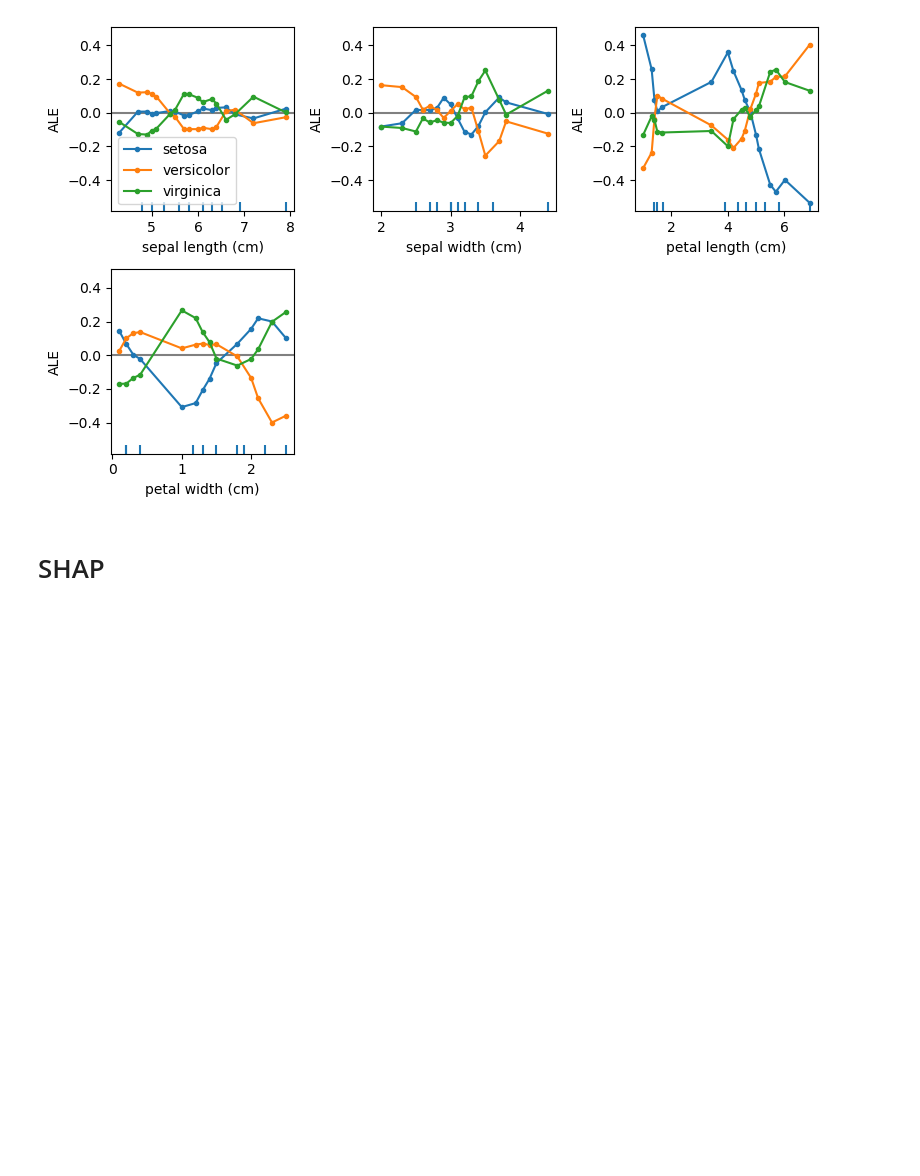
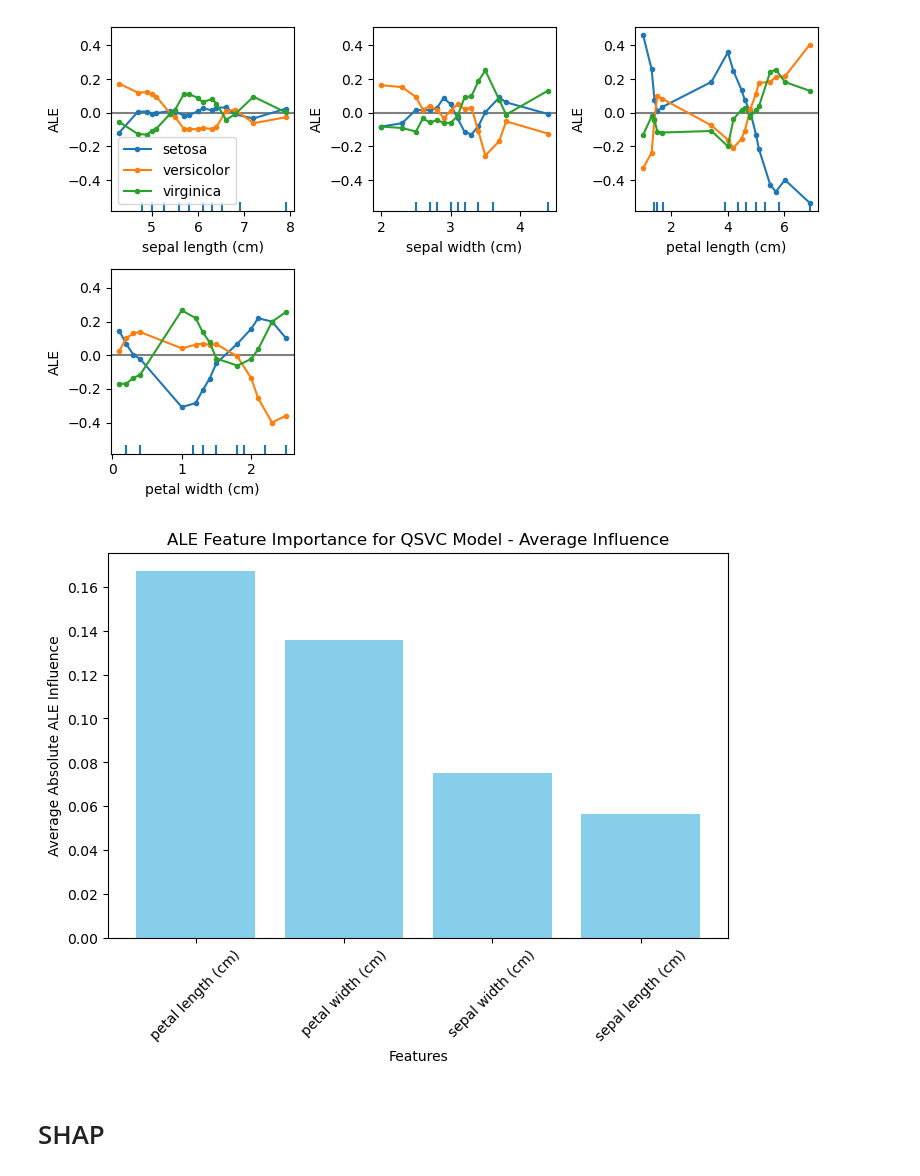
Before and after one commit to LukePower01/ml-to-qml, a Jupyter notebook: iris_quantum_feature_importance.ipynb, the cells around one changed output. Saved outputs shown, nothing was run; the diff lists cells and outputs as text; code cells hidden in the pictures; blank space fills up the shorter version.

```diff
--- a/iris_quantum_feature_importance.ipynb
+++ b/iris_quantum_feature_importance.ipynb
@@ -331,24 +326,26 @@ array([[<Axes: xlabel='sepal length (cm)', ylabel='ALE'>,
 # %%
 def ale_feature_importance(ale_exp, feature_names):
     ale_importance = {feature: np.mean(np.abs(ale_values)) for feature, ale_values in zip(feature_names, ale_exp.ale_values)}
     return ale_importance
 
-ale_importance_qsvc = ale_feature_importance(exp_svc, feature_names)
+ale_importance_qsvc = ale_feature_importance(exp_qsvc, feature_names)
 
 def plot_ale_importance(ale_importance, title):
     features_sorted = sorted(ale_importance, key=ale_importance.get, reverse=True)
     importance_sorted = [ale_importance[feature] for feature in features_sorted]
 
     # Create bar chart
     plt.figure(figsize=(8, 5))
     plt.bar(features_sorted, importance_sorted, color='skyblue')
     plt.xlabel('Features')
     plt.ylabel('Average Absolute ALE Influence')
     plt.title(title)
     plt.xticks(rotation=45)
     plt.show()
 
-plot_ale_importance(ale_importance_svc, 'ALE Feature Importance for SVC Model - Average Influence')
+plot_ale_importance(ale_importance_qsvc, 'ALE Feature Importance for QSVC Model - Average Influence')
+# %% [output]
+[figure, added]
 # %% [markdown]
 # SHAP
 # %%
```
Also changed, not shown: parts of 7 cells of this notebook, 3 other files.
